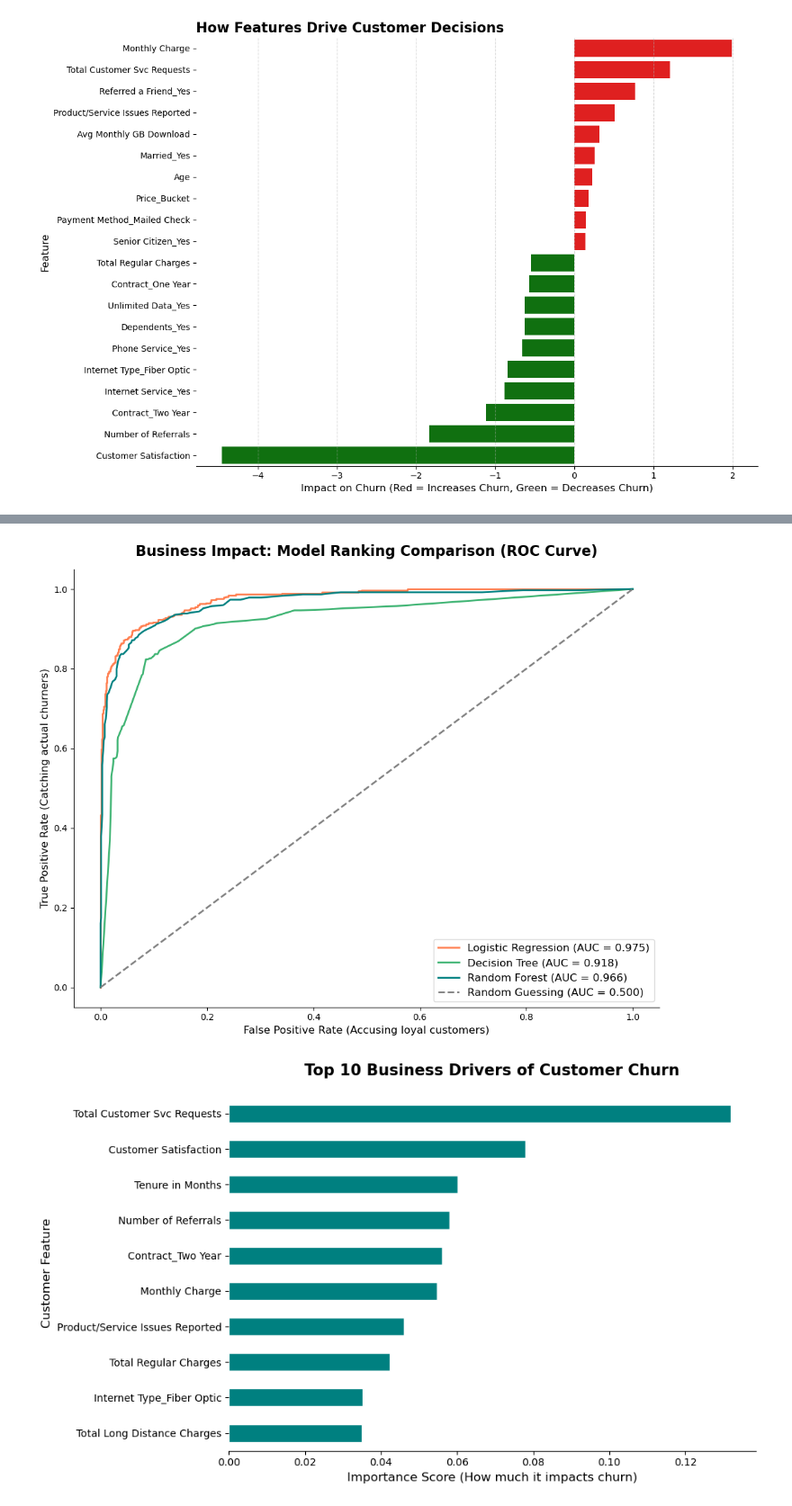
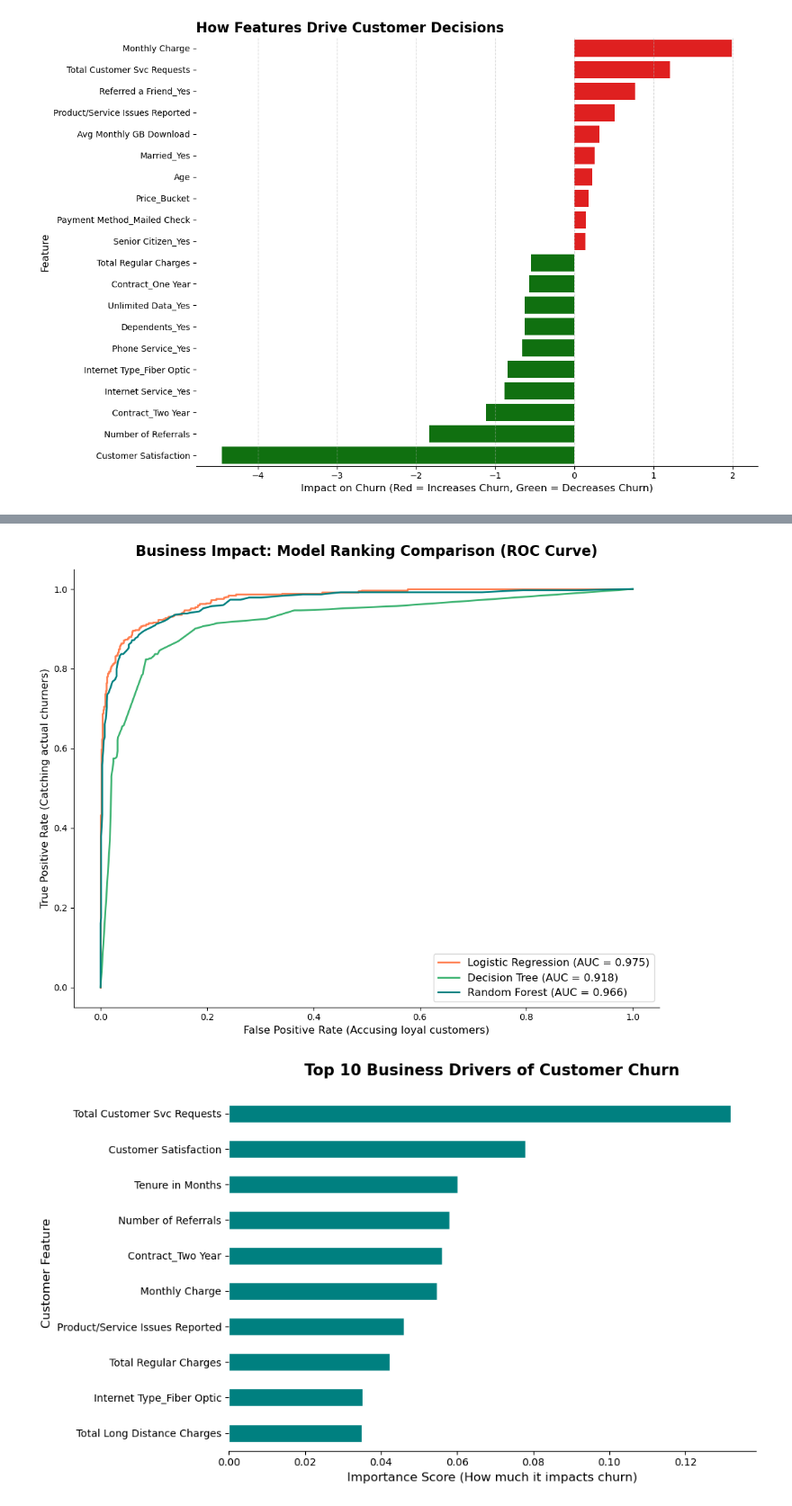
Before and after one commit to omAhmed17/Coursework_data_science, a Jupyter notebook: notebooks/model.ipynb, the cells around one changed output, grey strips where cells are left out. Shown at 90% size. Drawn from its saved outputs; the diff is of its cells as text; code cells hidden in the pictures.

Commit message:
Add processed data PKL files and update notebooks and models

```diff
--- a/notebooks/model.ipynb
+++ b/notebooks/model.ipynb
@@ -208,39 +210,34 @@ y_prob_log = best_log_model.predict_proba(X_test)[:, 1]
 y_prob_tree = best_tree_model.predict_proba(X_test)[:, 1]
 y_prob_rf = rf_model.predict_proba(X_test)[:, 1]
 
 auc_log = roc_auc_score(y_test, y_prob_log)
 auc_tree = roc_auc_score(y_test, y_prob_tree)
 auc_rf = roc_auc_score(y_test, y_prob_rf)
 
 
 fpr_log, tpr_log, _ = roc_curve(y_test, y_prob_log)
 fpr_tree, tpr_tree, _ = roc_curve(y_test, y_prob_tree)
 fpr_rf, tpr_rf, _ = roc_curve(y_test, y_prob_rf)
 
 
 plt.figure(figsize=(10, 8))
-# Plot each model's curve
 plt.plot(fpr_log, tpr_log, label=f'Logistic Regression (AUC = {auc_log:.3f})', color='coral', lw=2)
 plt.plot(fpr_tree, tpr_tree, label=f'Decision Tree (AUC = {auc_tree:.3f})', color='mediumseagreen', lw=2)
 plt.plot(fpr_rf, tpr_rf, label=f'Random Forest (AUC = {auc_rf:.3f})', color='teal', lw=2)
 
-# Plot the "Random Guess" baseline
-plt.plot([0, 1], [0, 1], color='gray', lw=2, linestyle='--', label='Random Guessing (AUC = 0.500)')
 
-# Formatting
 plt.title('Business Impact: Model Ranking Comparison (ROC Curve)', fontsize=16, fontweight='bold', pad=15)
 plt.xlabel('False Positive Rate (Accusing loyal customers)', fontsize=12)
 plt.ylabel('True Positive Rate (Catching actual churners)', fontsize=12)
 plt.legend(loc="lower right", fontsize=12)
 
-# Clean up borders
 sns.despine()
 plt.grid(False)
 
 plt.tight_layout()
 plt.show()
 # %% [output]
-[figure, old version]
+[figure, new version]
 # %%
 rf_classifier = rf_model.named_steps['rf']
 importances = rf_classifier.feature_importances_
```
Also changed, not shown: parts of 2 cells of this notebook, 3 other files.
